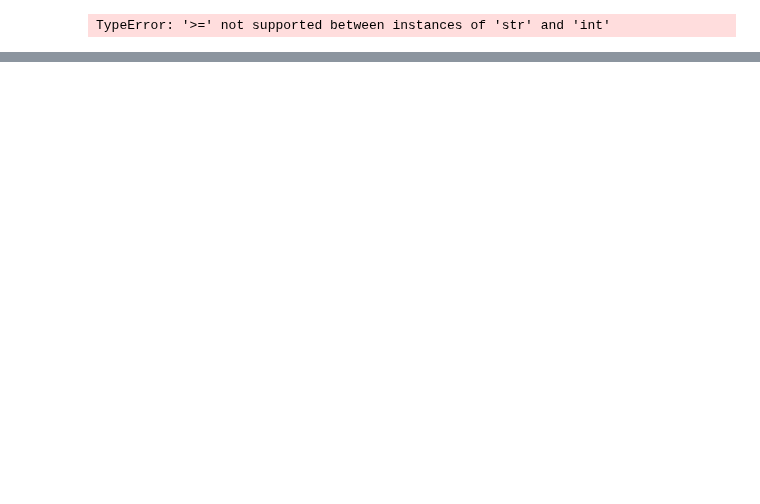
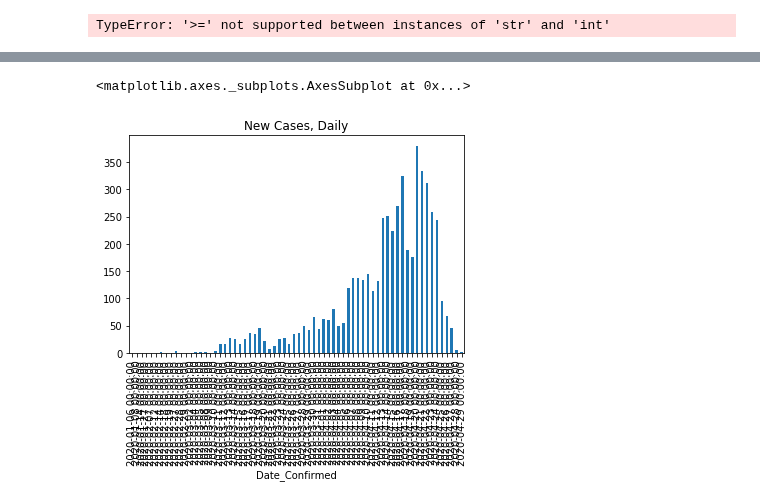
Before and after one commit to marianarf/covid19_mexico_analysis, a Jupyter notebook: mexico_cases_by_date.ipynb, the cells around one changed output, grey strips where cells are left out. Saved outputs shown, nothing was run; the diff lists cells and outputs as text; code cells hidden in the pictures; blank space fills up the shorter version.

```diff
--- a/mexico_cases_by_date.ipynb
+++ b/mexico_cases_by_date.ipynb
@@ -157,0 +181,5 @@ plt.show()
+# %%
+pivot_tbl_daily['CIUDAD DE MÉXICO'].plot(kind='bar', title='New Cases, Daily')
+# %% [output]
+<matplotlib.axes._subplots.AxesSubplot at 0x...>
+[figure, added]
```
Also changed, not shown: parts of 9 cells of this notebook, 4 other files.
